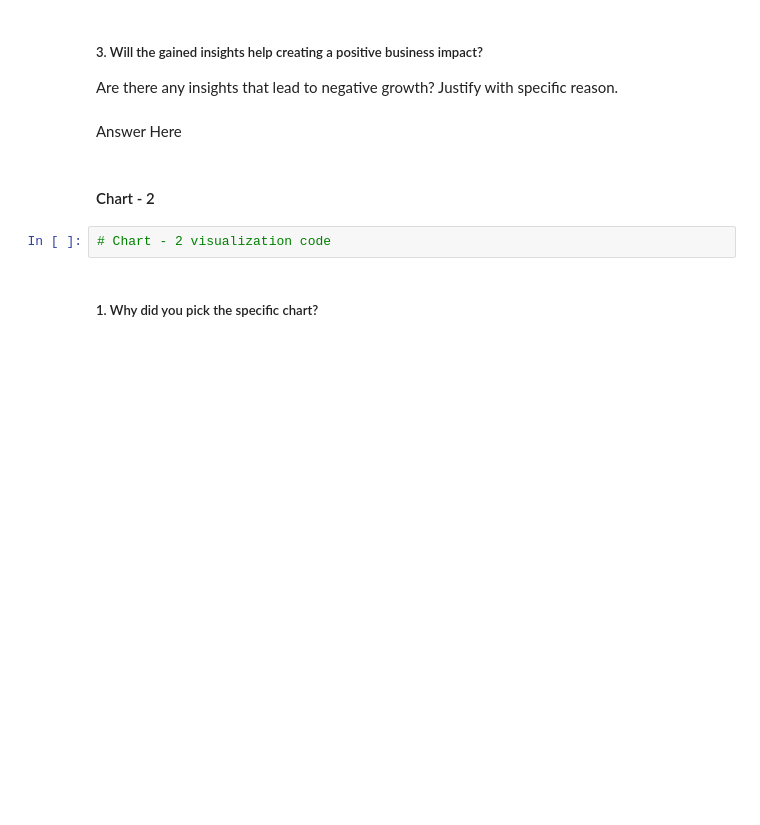
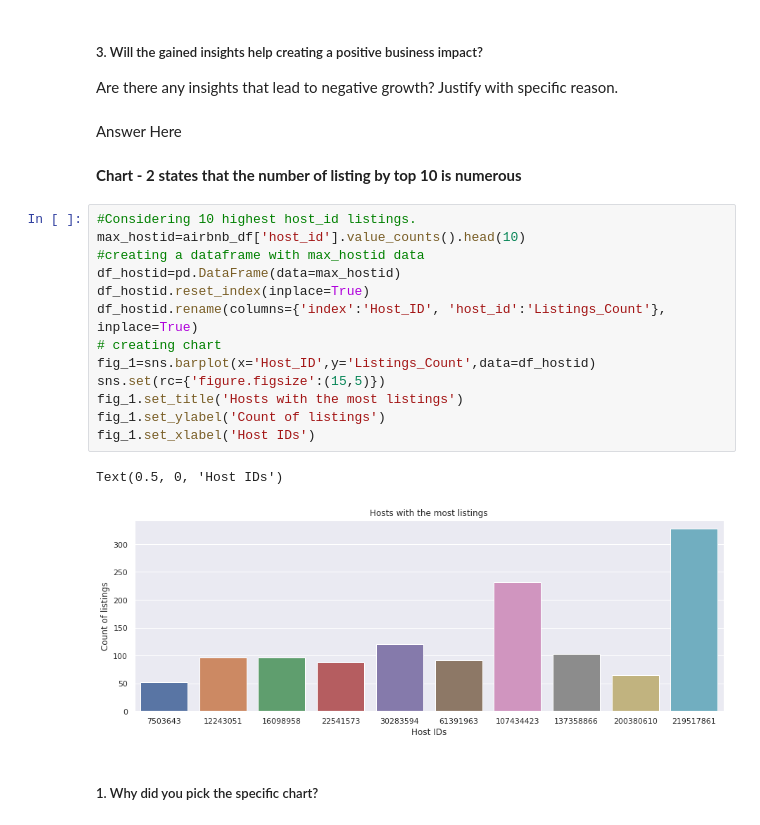
Before and after one commit to kapilkukreja469/Airbnb_bookings_analysis_project, a Jupyter notebook: Sample_EDA_Submission_Template.ipynb, the cells around one changed output. Saved outputs shown, nothing was run; the diff lists cells and outputs as text; blank space fills up the shorter version.

```diff
--- a/Sample_EDA_Submission_Template.ipynb
+++ b/Sample_EDA_Submission_Template.ipynb
@@ -303,10 +302,24 @@ plt.show()
 Are there any insights that lead to negative growth? Justify with specific reason.
 # %% [markdown]
 Answer Here
-# %% [markdown]
-#### Chart - 2
-# %%
-# Chart - 2 visualization code
+# %% [markdown]
+**Chart - 2 states that the number of listing by top 10 is numerous**
+# %%
+#Considering 10 highest host_id listings.
+max_hostid=airbnb_df['host_id'].value_counts().head(10)
+#creating a dataframe with max_hostid data
+df_hostid=pd.DataFrame(data=max_hostid)
+df_hostid.reset_index(inplace=True)
+df_hostid.rename(columns={'index':'Host_ID', 'host_id':'Listings_Count'}, inplace=True)
+# creating chart
+fig_1=sns.barplot(x='Host_ID',y='Listings_Count',data=df_hostid)
+sns.set(rc={'figure.figsize':(15,5)})
+fig_1.set_title('Hosts with the most listings')
+fig_1.set_ylabel('Count of listings')
+fig_1.set_xlabel('Host IDs')
+# %% [output]
+Text(0.5, 0, 'Host IDs')
+[figure, added]
 # %% [markdown]
 ##### 1. Why did you pick the specific chart?
 # %% [markdown]
```
Also changed, not shown: parts of 7 cells of this notebook.
